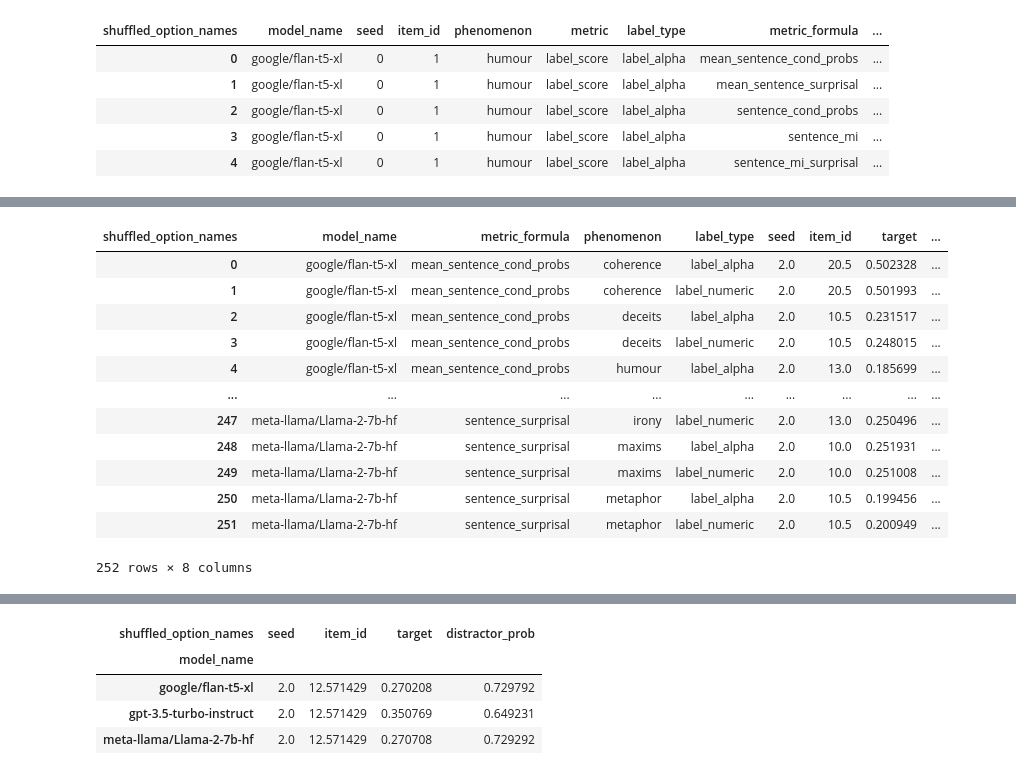
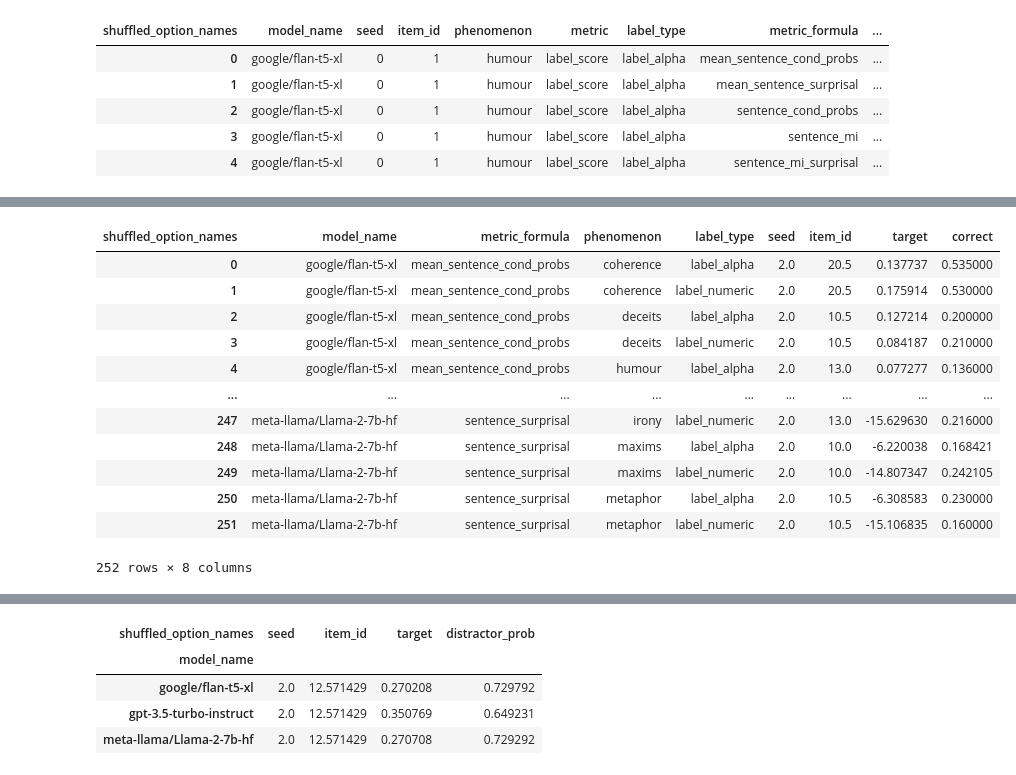
Before and after one commit to polina-tsvilodub/LLM_link, a Jupyter notebook: analysis/01_label_scores_analysis.ipynb, the cells around one changed output, grey strips where cells are left out. Cells and saved outputs as stored; diff of their text form; code cells hidden in the pictures.

```diff
--- a/analysis/01_label_scores_analysis.ipynb
+++ b/analysis/01_label_scores_analysis.ipynb
@@ -167,8 +194,12 @@ metaphor_processed, metaphor_processed_ = transform_to_wide_and_softmax(metaphor
 # %%
 # binarize the processed data into target vs non-target probability
-def binarize_df(df):
-    df["distractor_prob"] = 1 - df["target"]
-    df_subset = df[['metric_formula', "model_name", "seed", "item_id", "phenomenon", "metric", "label_type", "target", "distractor_prob"]]
+def binarize_df(df, is_argmax=False):
+    if is_argmax:
+        df["correct"] = df["chosen_option"].apply(lambda s: int(s == "target"))
+        df_subset = df[['metric_formula', "model_name", "seed", "item_id", "phenomenon", "metric", "label_type", "chosen_option", "correct"]]
+    else:
+        df["distractor_prob"] = 1 - df["target"]
+        df_subset = df[['metric_formula', "model_name", "seed", "item_id", "phenomenon", "metric", "label_type", "target", "distractor_prob"]]
 
     return df_subset
 # %%
@@ -198,11 +214,11 @@ def average_softmax_binarize(df, col_names):
 # %%
-coherence_binary = binarize_df(coherence_processed)
-deceits_binary = binarize_df(deceits_processed)
-humours_binary = binarize_df(humours_processed)
-indirect_binary = binarize_df(indirect_processed)
-irony_binary = binarize_df(irony_processed)
-maxims_binary = binarize_df(maxims_processed)
-metaphor_binary = binarize_df(metaphor_processed)
+coherence_binary = binarize_df(coherence_processed_, is_argmax=True)
+deceits_binary = binarize_df(deceits_processed_, is_argmax=True)
+humours_binary = binarize_df(humours_processed_, is_argmax=True)
+indirect_binary = binarize_df(indirect_processed_, is_argmax=True)
+irony_binary = binarize_df(irony_processed_, is_argmax=True)
+maxims_binary = binarize_df(maxims_processed_, is_argmax=True)
+metaphor_binary = binarize_df(metaphor_processed_, is_argmax=True)
 # %%
 # combine all into one cleaned file
 label_scores = pd.concat([coherence_binary,deceits_binary,humours_binary,indirect_binary,irony_binary, maxims_binary,metaphor_binary])
@@ -219,21 +231,21 @@ label_scores.to_csv("../results/log_probs/label_scores_all_cleaned_binarized.csv
 # %%
 # analyse the data
 # averaging probabilities across items and across seeds, by metric, by model, by phenomenon, by label type
-scores_binary_summary = label_scores.groupby(["model_name", "metric_formula", "phenomenon", "label_type"]).mean(["target", "distractor_prob"]).reset_index()
+scores_binary_summary = label_scores.groupby(["model_name", "metric_formula", "phenomenon", "label_type"]).mean(["correct"]).reset_index()
 scores_binary_summary
 # %% [output]
-| shuffled_option_names | model_name | metric_formula | phenomenon | label_type | seed | item_id | target | ... |
-| 0 | google/flan-t5-xl | mean_sentence_cond_probs | coherence | label_alpha | 2.0 | 20.5 | 0.502328 | ... |
-| 1 | google/flan-t5-xl | mean_sentence_cond_probs | coherence | label_numeric | 2.0 | 20.5 | 0.501993 | ... |
-| 2 | google/flan-t5-xl | mean_sentence_cond_probs | deceits | label_alpha | 2.0 | 10.5 | 0.231517 | ... |
-| 3 | google/flan-t5-xl | mean_sentence_cond_probs | deceits | label_numeric | 2.0 | 10.5 | 0.248015 | ... |
-| 4 | google/flan-t5-xl | mean_sentence_cond_probs | humour | label_alpha | 2.0 | 13.0 | 0.185699 | ... |
+| shuffled_option_names | model_name | metric_formula | phenomenon | label_type | seed | item_id | target | correct |
+| 0 | google/flan-t5-xl | mean_sentence_cond_probs | coherence | label_alpha | 2.0 | 20.5 | 0.137737 | 0.535000 |
+| 1 | google/flan-t5-xl | mean_sentence_cond_probs | coherence | label_numeric | 2.0 | 20.5 | 0.175914 | 0.530000 |
+| 2 | google/flan-t5-xl | mean_sentence_cond_probs | deceits | label_alpha | 2.0 | 10.5 | 0.127214 | 0.200000 |
+| 3 | google/flan-t5-xl | mean_sentence_cond_probs | deceits | label_numeric | 2.0 | 10.5 | 0.084187 | 0.210000 |
+| 4 | google/flan-t5-xl | mean_sentence_cond_probs | humour | label_alpha | 2.0 | 13.0 | 0.077277 | 0.136000 |
 | ... | ... | ... | ... | ... | ... | ... | ... | ... |
-| 247 | meta-llama/Llama-2-7b-hf | sentence_surprisal | irony | label_numeric | 2.0 | 13.0 | 0.250496 | ... |
-| 248 | meta-llama/Llama-2-7b-hf | sentence_surprisal | maxims | label_alpha | 2.0 | 10.0 | 0.251931 | ... |
-| 249 | meta-llama/Llama-2-7b-hf | sentence_surprisal | maxims | label_numeric | 2.0 | 10.0 | 0.251008 | ... |
-| 250 | meta-llama/Llama-2-7b-hf | sentence_surprisal | metaphor | label_alpha | 2.0 | 10.5 | 0.199456 | ... |
-| 251 | meta-llama/Llama-2-7b-hf | sentence_surprisal | metaphor | label_numeric | 2.0 | 10.5 | 0.200949 | ... |
+| 247 | meta-llama/Llama-2-7b-hf | sentence_surprisal | irony | label_numeric | 2.0 | 13.0 | -15.629630 | 0.216000 |
+| 248 | meta-llama/Llama-2-7b-hf | sentence_surprisal | maxims | label_alpha | 2.0 | 10.0 | -6.220038 | 0.168421 |
+| 249 | meta-llama/Llama-2-7b-hf | sentence_surprisal | maxims | label_numeric | 2.0 | 10.0 | -14.807347 | 0.242105 |
+| 250 | meta-llama/Llama-2-7b-hf | sentence_surprisal | metaphor | label_alpha | 2.0 | 10.5 | -6.308583 | 0.230000 |
+| 251 | meta-llama/Llama-2-7b-hf | sentence_surprisal | metaphor | label_numeric | 2.0 | 10.5 | -15.106835 | 0.160000 |
 252 rows × 8 columns
 # %%
 # max accuracy by model by phenomenon
```
Also changed, not shown: parts of 31 cells of this notebook.
